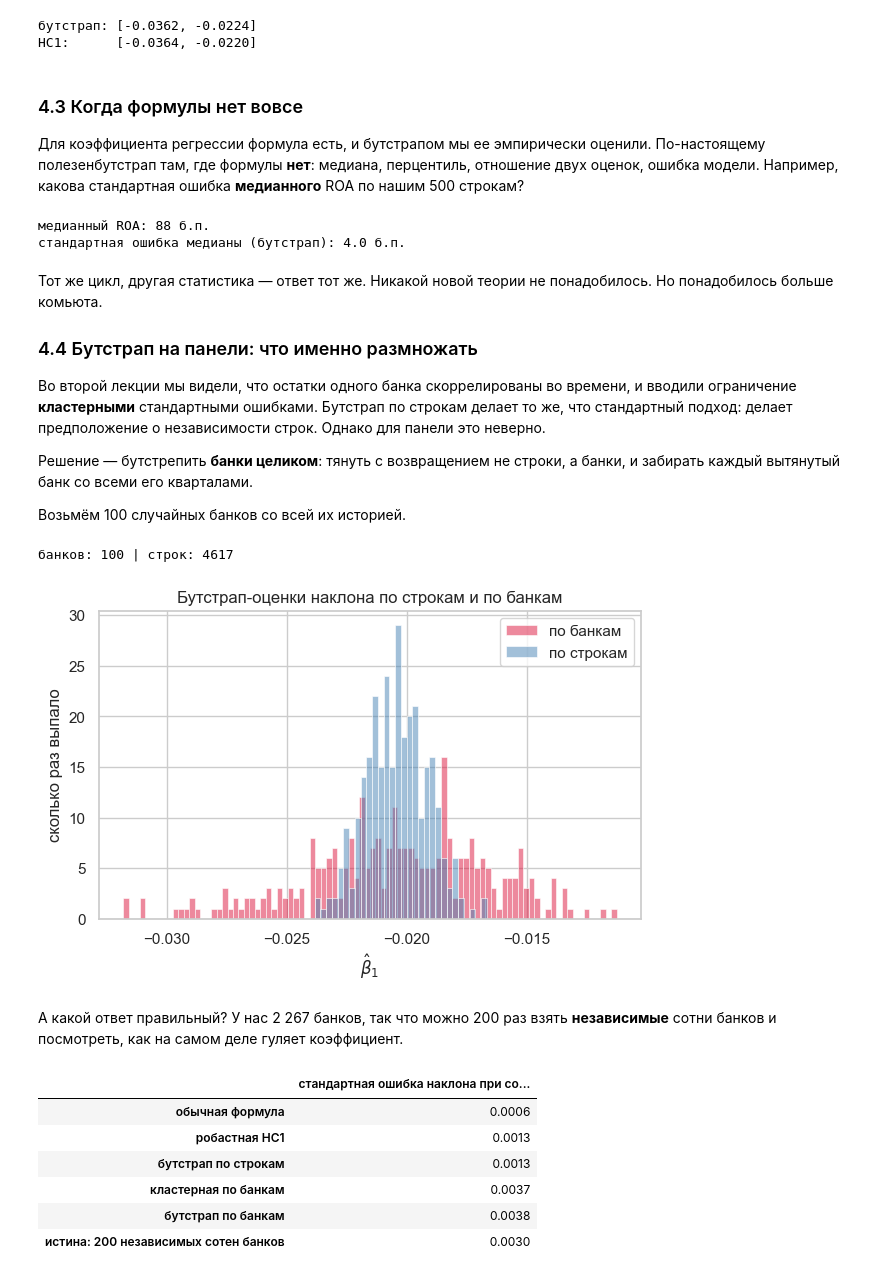
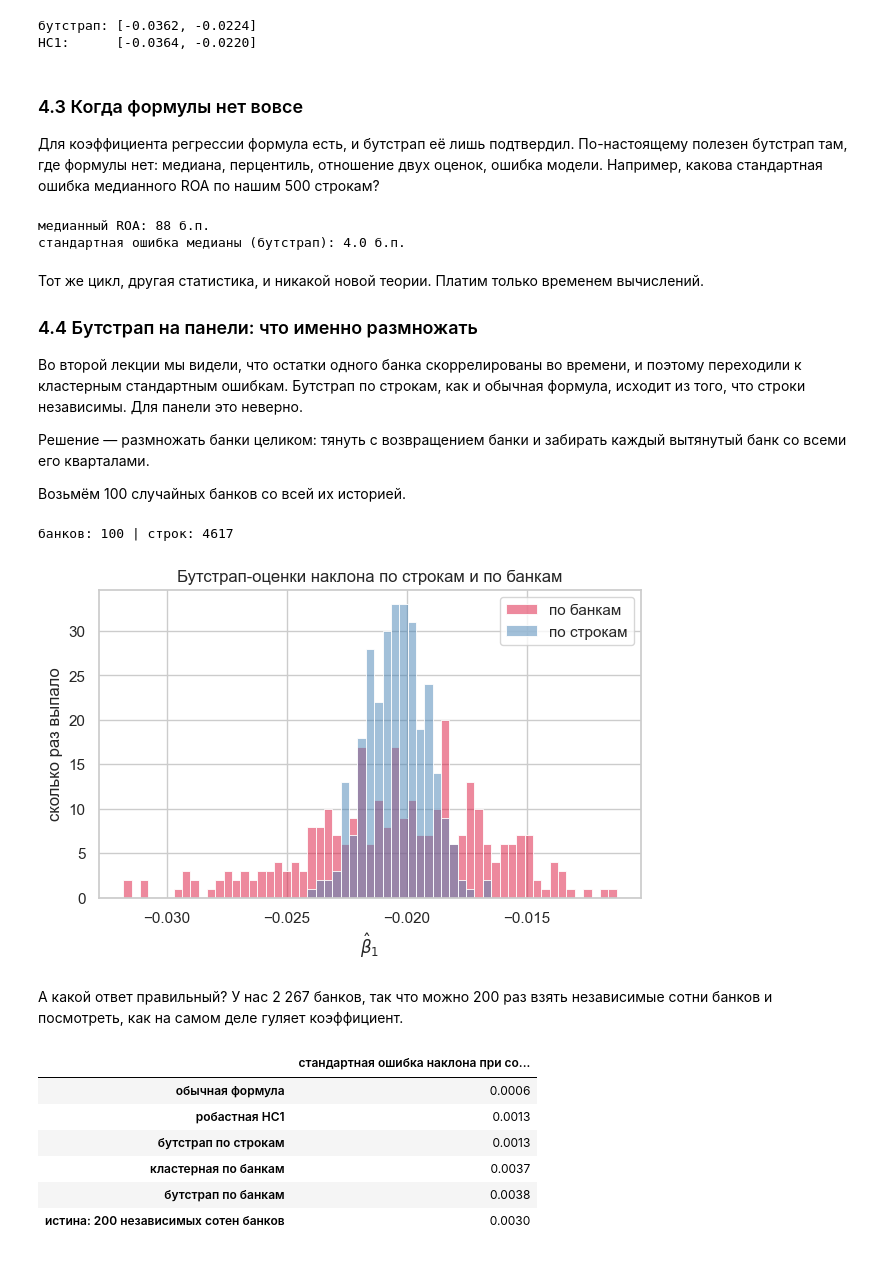
Before and after one commit to nvvoitov/da_intro, a Jupyter notebook: notebooks/L03.ipynb, the cells around one changed output. Cells and saved outputs as stored; diff of their text form; code cells hidden in the pictures.

```diff
--- a/notebooks/L03.ipynb
+++ b/notebooks/L03.ipynb
@@ -549,8 +569,7 @@ HC1:      [-0.0364, -0.0220]
 # %% [markdown]
 ### 4.3 Когда формулы нет вовсе
 
-Для коэффициента регрессии формула есть, и бутстрапом мы ее эмпирически оценили.
-По-настоящему полезенбутстрап там, где формулы **нет**: медиана, перцентиль, отношение двух оценок, ошибка модели. Например, какова стандартная ошибка **медианного** ROA по нашим 500 строкам?
+Для коэффициента регрессии формула есть, и бутстрап её лишь подтвердил. По-настоящему полезен бутстрап там, где формулы нет: медиана, перцентиль, отношение двух оценок, ошибка модели. Например, какова стандартная ошибка медианного ROA по нашим 500 строкам?
 # %%
 boot_medians = []
 for b in range(1000):
@@ -563,13 +582,13 @@ print(f"стандартная ошибка медианы (бутстрап): {
 медианный ROA: 88 б.п.
 стандартная ошибка медианы (бутстрап): 4.0 б.п.
 # %% [markdown]
-Тот же цикл, другая статистика — ответ тот же. Никакой новой теории не понадобилось. Но понадобилось больше комьюта.
+Тот же цикл, другая статистика, и никакой новой теории. Платим только временем вычислений.
 
 ### 4.4 Бутстрап на панели: что именно размножать
 
-Во второй лекции мы видели, что остатки одного банка скоррелированы во времени, и вводили ограничение **кластерными** стандартными ошибками. Бутстрап по строкам делает то же, что стандартный подход: делает предположение о независимости строк. Однако для панели это неверно.
+Во второй лекции мы видели, что остатки одного банка скоррелированы во времени, и поэтому переходили к кластерным стандартным ошибкам. Бутстрап по строкам, как и обычная формула, исходит из того, что строки независимы. Для панели это неверно.
 
-Решение — бутстрепить **банки целиком**: тянуть с возвращением не строки, а банки, и забирать каждый вытянутый банк со всеми его кварталами.
+Решение — размножать банки целиком: тянуть с возвращением банки и забирать каждый вытянутый банк со всеми его кварталами.
 
 Возьмём 100 случайных банков со всей их историей.
 # %%
@@ -608,18 +627,19 @@ for b in range(300):
     s_banks = by_bank.loc[chosen].reset_index()
     bank_boot.append(smf.ols(formula, data=s_banks).fit().params["m_cost_income"])
 # %%
-# print two booted distributions to compare
-sns.histplot(bank_boot, bins=90, color="crimson", alpha=0.5, label="по банкам")
-sns.histplot(row_boot, bins=30, color="steelblue", alpha=0.5, label="по строкам")
+# Общие корзины для обеих гистограмм: иначе высоты столбиков несравнимы
+edges = np.linspace(min(bank_boot + row_boot), max(bank_boot + row_boot), 60)
+sns.histplot(bank_boot, bins=edges, color="crimson", alpha=0.5, label="по банкам")
+sns.histplot(row_boot, bins=edges, color="steelblue", alpha=0.5, label="по строкам")
 plt.title("Бутстрап-оценки наклона по строкам и по банкам")
 plt.xlabel("$\\hat\\beta_1$")
 plt.ylabel("сколько раз выпало")
 plt.legend()
 plt.show()
 # %% [output]
-[figure, old version]
+[figure, new version]
 # %% [markdown]
-А какой ответ правильный? У нас 2 267 банков, так что можно 200 раз взять **независимые** сотни банков и посмотреть, как на самом деле гуляет коэффициент.
+А какой ответ правильный? У нас 2 267 банков, так что можно 200 раз взять независимые сотни банков и посмотреть, как на самом деле гуляет коэффициент.
 # %%
 true_betas = []
 for j in range(200):
```
Also changed, not shown: parts of 90 cells of this notebook, 4 other files.
